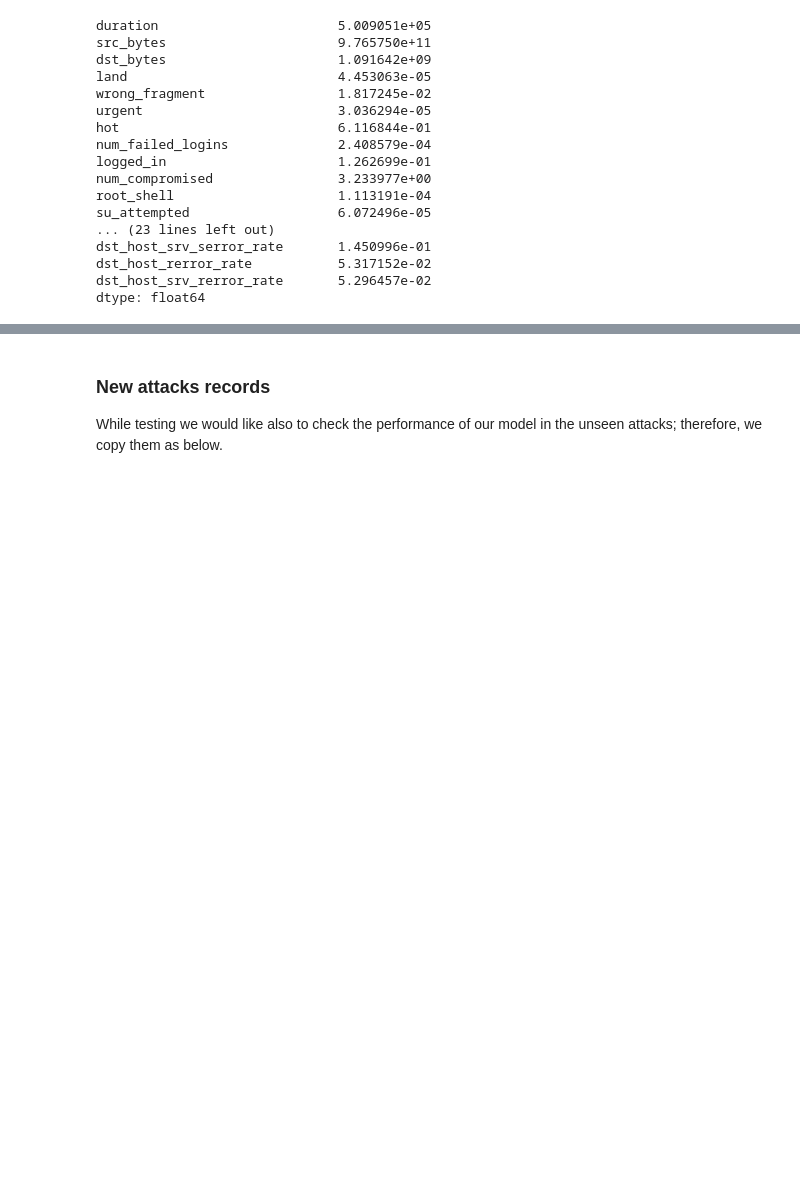
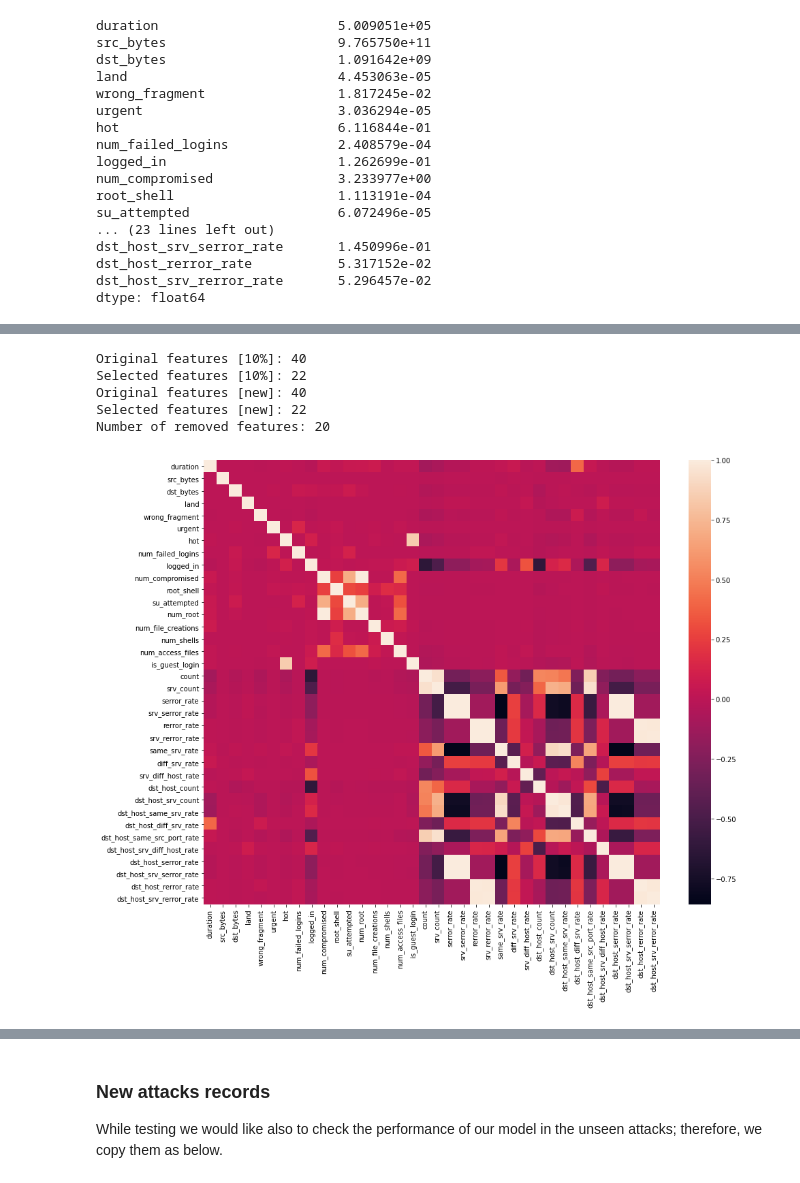
Before and after one commit to ammarSherif/KDD-ML-IDS, a Jupyter notebook: Random_Forest.ipynb, the cells around one changed output, grey strips where cells are left out. Cells and saved outputs as stored; diff of their text form; code cells hidden in the pictures; blank space fills up the shorter version.

```diff
--- a/Random_Forest.ipynb
+++ b/Random_Forest.ipynb
@@ -135,0 +191,32 @@ del testCorrect['is_host_login']
+# %%
+# ================================================================
+# Show the differences in the number of features:
+# ================================================================
+print("Original features [10%]: "+str(len(data10.columns)))
+print("Selected features [10%]: "+str(len(data10Mod.columns)))
+print("Original features [new]: "+str(len(testCorrect.columns)))
+print("Selected features [new]: "+str(len(dataTstMod.columns)))
+print("Number of removed features: "+str(len(belowThre)))
+# %% [output]
+Original features [10%]: 40
+Selected features [10%]: 22
+Original features [new]: 40
+Selected features [new]: 22
+Number of removed features: 20
+# %%
+# ================================================================
+# Define a function to plot the heatmap
+# ================================================================
+def plotHeatmap(data):
+  corr = data.corr()
+  plt.figure(figsize=(15,12))
+  sns.heatmap(corr)
+  plt.show()
+# %%
+# ================================================================
+# Plotting the  correlation heatmap  of both the modified and ori-
+# ginal
+# ================================================================
+plotHeatmap(data10)
+# %% [output]
+[figure, added]
```
Also changed, not shown: parts of 29 cells of this notebook.
